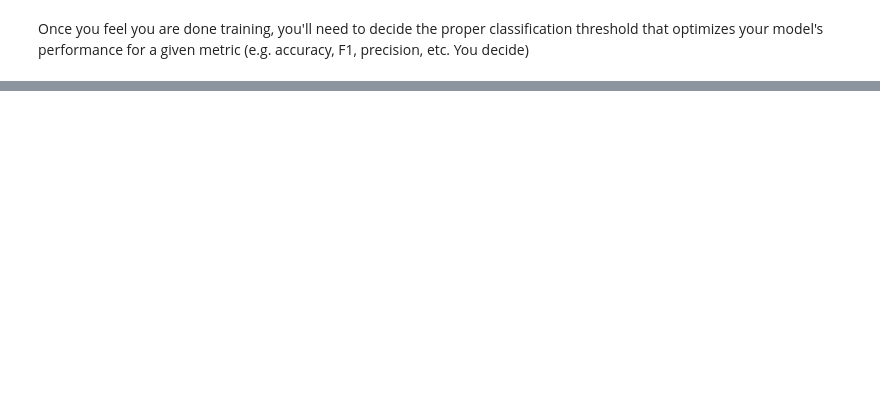
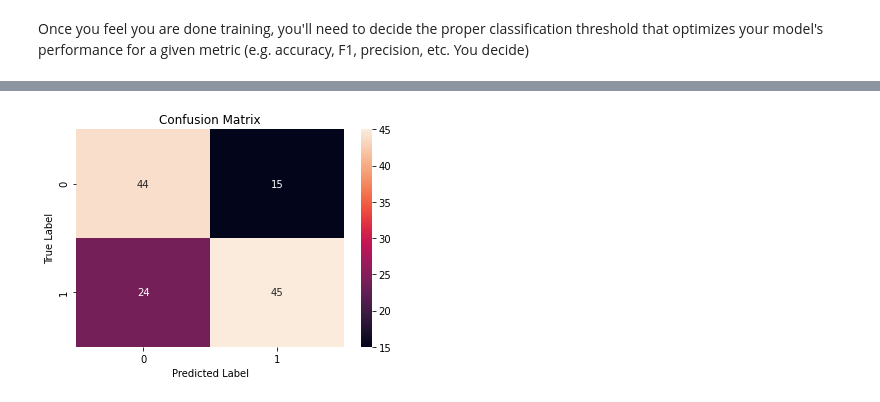
Before and after one commit to darnone4dev/UDACITY_HC, a Jupyter notebook: project_1/ipynb/X_ray_chest_pneumonia_submit_0.ipynb, the cells around one changed output, grey strips where cells are left out. Drawn from its saved outputs; the diff is of its cells as text; code cells hidden in the pictures; blank space fills up the shorter version.

```diff
--- a/project_1/ipynb/X_ray_chest_pneumonia_submit_0.ipynb
+++ b/project_1/ipynb/X_ray_chest_pneumonia_submit_0.ipynb
@@ -651,11 +643,11 @@ train_data = train_datagen.flow_from_directory(
 
 val_data = val_datagen.flow_from_directory(
              directory=val_dir,
-             batch_size=batch_size//2,
+             batch_size=batch_size,
              target_size = tgt_size,
              class_mode='categorical')
 
 # Number of train and validation steps
 train_steps=train_data.n//batch_size
-val_steps=val_data.n//(batch_size//2)
+val_steps=val_data.n//batch_size
 # %% [output]
@@ -772,10 +764,14 @@ def create_custom_VGG16(num_classes,node_number,dropout=0.5,input_shape= (224,22
     x = Dropout(dropout)(x)
     x = Flatten(name='flattenCustom')(x)
     x = Dense(node_number, activation='relu', name='fc1', kernel_regularizer=l2(l2_reg))(x)
-    #x = Dropout(dropout)(x)
+    # x = Dropout(dropout)(x)
+    # x = Dense(node_number, activation='relu', name='fc1')(x)
+    # x = Dropout(0.7)(x)
+    # x = Dense((node_number/2), activation='relu', name='fc2')(x)
+    # x = Dropout(0.2)(x)
     # x = Dense(64,activation= 'relu',name='fc2')(x)
     # Classification layer
-    predictions = Dense(num_classes, activation='softmax',name='fc3')(x)  # Replace 2 with your number of classes
+    predictions = Dense(num_classes, activation='softmax',name='fc2')(x)  # Replace 2 with your number of classes
 
     # Create the model
     model = tf.keras.Model(inputs=base_model.inputs, outputs=predictions)
@@ -825,14 +821,15 @@ model_name = 'VGG16'
 #model_name = 'SIMPLE'
 #model_name = 'RESNET50V2'
 
-node_number = 256
+node_number = 512
 version    = '1.0'
-learning_rate  = 0.0001
-limit_rate     = 0.00001
+learning_rate  = 0.001
+decay=0.00005
+limit_rate     = 0.0001
 decrease_rate  = 0.1
 dropout = 0.5
 l2_reg = 1e-4 #, 1e-4, 1e-3, and 1e-2
-parameters = 'n{}_l_r_{}_l{}_dr_{}_l2_{}_d{}_b{}'.format(node_number,learning_rate,limit_rate,decrease_rate,l2_reg,dropout,batch_size,l2_reg = 1e-5)
+parameters = 'n{}_l_r_{}_l{}_dr_{}_l2_{}_d{}_b{}'.format(node_number,learning_rate,limit_rate,decrease_rate,l2_reg,dropout,batch_size,l2_reg = l2_reg)
 # %%
 channel_nbr = 3
 net= create_custom_VGG16(len(categories),node_number,dropout=dropout, input_shape = (tgt_size[0],tgt_size[1],channel_nbr),num_trainable_layers=6)
@@ -1075,8 +1023,9 @@ len(Xs_test)
 ## After training, make some predictions to assess your model's overall performance
 ## Note that detecting pneumonia is hard even for trained expert radiologists,
 ## so there is no need to make the model perfect.
-model_path = '/workspace/home/{}_{}_{}.json'.format(model_name,version,parameters)
-
+model_path = '/workspace/home/best/{}_{}_{}.json'.format(model_name,version,parameters)
+#model_path = '/workspace/home/VGG_0_0.json'
+#model_path = '/workspace/home/best/VGG16_1.0_n512_l_r_0.001_l0.0001_dr_0.1_l2_0.0001_d0.5_b128.json'
 
 # Load the JSON file
 with open(model_path, "r") as json_file:
@@ -1086,7 +1035,9 @@ with open(model_path, "r") as json_file:
 loaded_model = model_from_json(loaded_model_json)
 #test_batch_size = batch_size * test_batch_number
 #weight_path = '/workspace/home/VGG_0_m_loss.best.hdf5'
-weight_path_loss="/workspace/home/{}_{}_{}_loss.best.hdf5".format(model_name,version,parameters)
+weight_path_loss="/workspace/home/best/{}_{}_{}_loss.h5".format(model_name,version,parameters)
+#weight_path_loss='/workspace/home/best/VGG16_1.0_n512_l_r_0.001_l0.0001_dr_0.1_l2_0.0001_d0.5_b128_loss.h5'
+
 
 loaded_model.load_weights(weight_path_loss)
 #y_pred = np.argmax(loaded_model.predict(valX, batch_size = 64, verbose = True),axis=-1)
@@ -1147,12 +1144,17 @@ plt.savefig(filename, format='jpg', dpi=300)  # Adjust dpi as needed
 # %%
 cm = confusion_matrix(y_true, y_pred)
+plt.figure()
 sns.heatmap(cm, annot=True, fmt='d')  # Annotate with values, format as integers
 plt.xlabel('Predicted Label')
 plt.ylabel('True Label')
 plt.title('Confusion Matrix')
-filename="/workspace/home/{}_{}_{}_CM.jpg".format((model_name,version,parameters)
-plt.savefig(filename, format='jpg', dpi=300)  # Adjust dpi as needed
+filename="/workspace/home/img/{}_{}_{}_CM.jpg".format(model_name,version,parameters)
+#filename="/workspace/home/VGG_0_m_loss_CM_1.jpg"
+plt.savefig(filename, format='jpg')  # Adjust dpi as needed
 plt.show()
+plt.close()
+# %% [output]
+[figure, added]
 # %%
 precision, recall, thresholds = precision_recall_curve(y_true,y_pred_stat[:,1])
 #precision = precision_score(y_true, y_pred)
```
Also changed, not shown: parts of 42 cells of this notebook, 9 other files.
